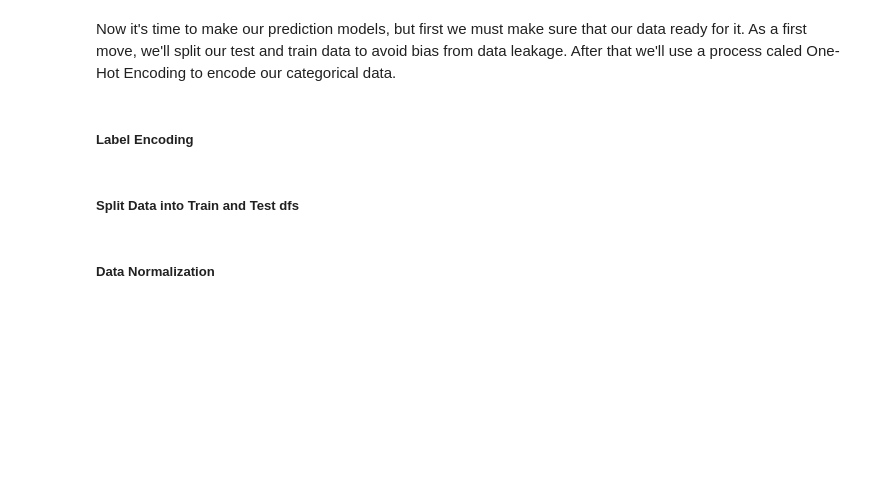
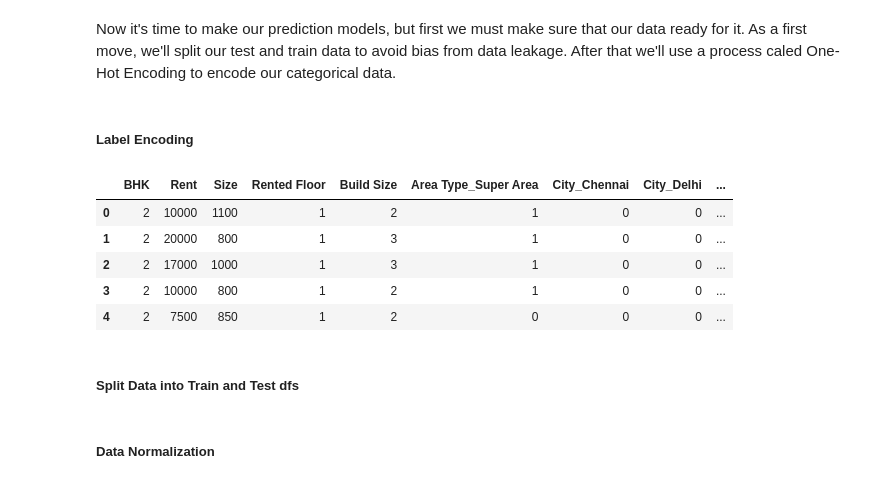
Before and after one commit to lucastere10/projects, a Jupyter notebook: Python Projects/Projekt XI - House Rent Prediction/Projekt XI - House Rent Prediction.ipynb, the cells around one changed output. Saved outputs shown, nothing was run; the diff lists cells and outputs as text; code cells hidden in the pictures; blank space fills up the shorter version.

```diff
--- a/Python Projects/Projekt XI - House Rent Prediction/Projekt XI - House Rent Prediction.ipynb
+++ b/Python Projects/Projekt XI - House Rent Prediction/Projekt XI - House Rent Prediction.ipynb
@@ -299,12 +298,20 @@ from sklearn.metrics import classification_report, confusion_matrix, r2_score, a
 # %%
 #create ML df
 
 ml_df = df.drop(labels = ['Floor','Area Locality','Point of Contact','Posted On','Tenant Preferred','Bathroom'], axis=1)
 #if necessary remove categorical values
-# ml_df = ml_df.drop(labels = ['Area Type','City','Furnishing Status'], axis = 1)
+#ml_df = ml_df.drop(labels = ['Area Type','City','Furnishing Status'], axis = 1)
 
 #get_dummies
-ml_df = pd.get_dummies(ml_df)
+ml_df = pd.get_dummies(ml_df, drop_first = True)
+ml_df.head()
+# %% [output]
+|  | BHK | Rent | Size | Rented Floor | Build Size | Area Type_Super Area | City_Chennai | City_Delhi | ... |
+| 0 | 2 | 10000 | 1100 | 1 | 2 | 1 | 0 | 0 | ... |
+| 1 | 2 | 20000 | 800 | 1 | 3 | 1 | 0 | 0 | ... |
+| 2 | 2 | 17000 | 1000 | 1 | 3 | 1 | 0 | 0 | ... |
+| 3 | 2 | 10000 | 800 | 1 | 2 | 1 | 0 | 0 | ... |
+| 4 | 2 | 7500 | 850 | 1 | 2 | 0 | 0 | 0 | ... |
 # %% [markdown]
 ##### Split Data into Train and Test dfs
 # %%
```
Also changed, not shown: parts of 9 cells of this notebook, 1 other file.
